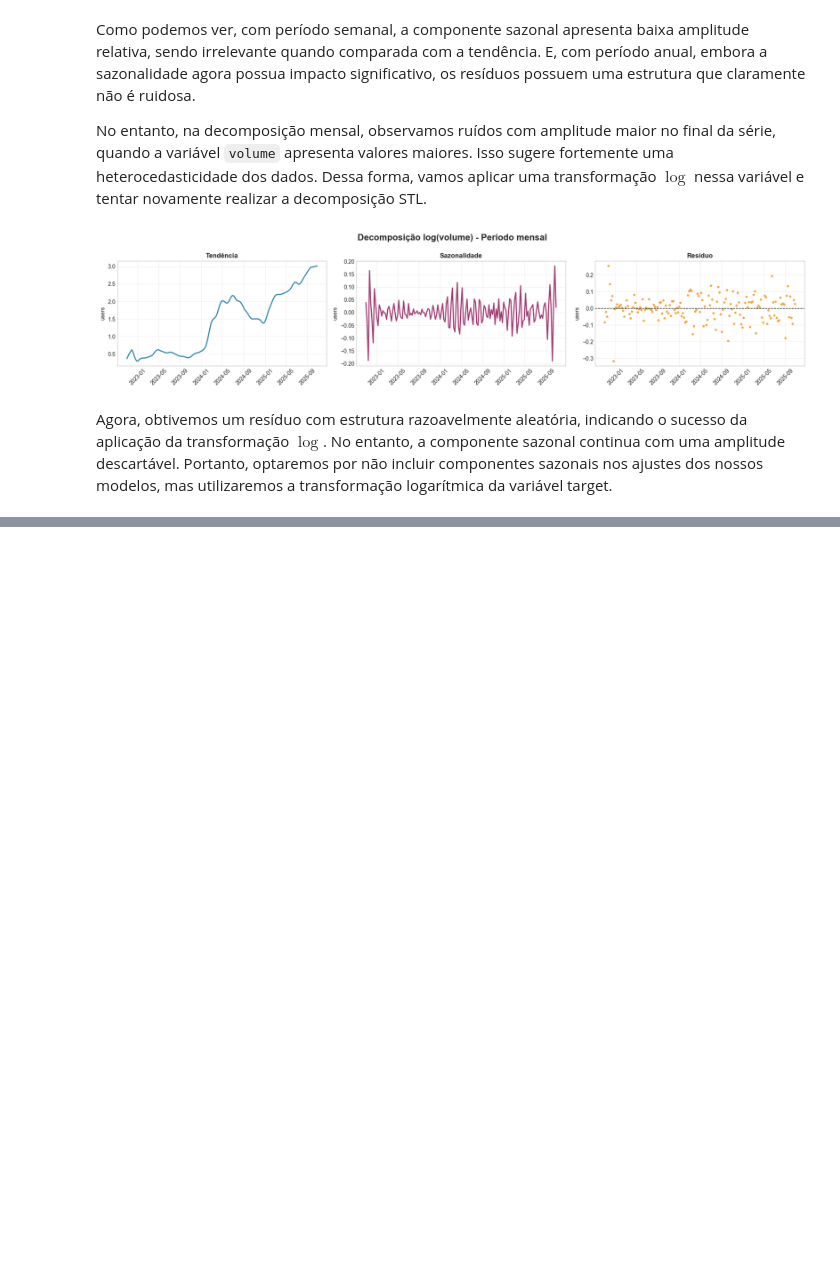
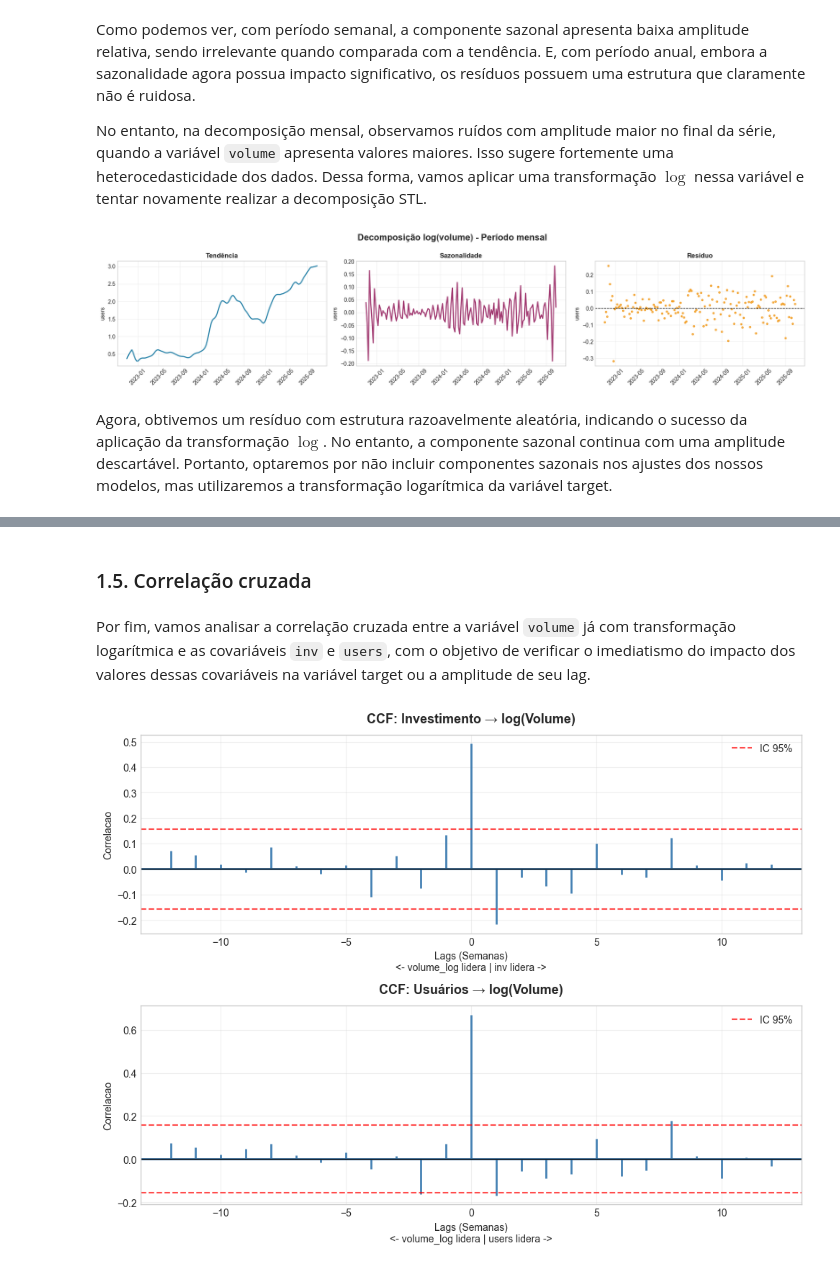
Before and after one commit to kauanmaf/Time-Series-A2, a Jupyter notebook: relatorio.ipynb, the cells around one changed output, grey strips where cells are left out. Drawn from its saved outputs; the diff is of its cells as text; code cells hidden in the pictures; blank space fills up the shorter version.

```diff
--- a/relatorio.ipynb
+++ b/relatorio.ipynb
@@ -219,0 +296,58 @@ Agora, obtivemos um resíduo com estrutura razoavelmente aleatória, indicando o
+# %% [markdown]
+### 1.5. Correlação cruzada
+# %% [markdown]
+Por fim, vamos analisar a correlação cruzada entre a variável `volume` já com transformação logarítmica e as covariáveis `inv` e `users`, com o objetivo de verificar o imediatismo do impacto dos valores dessas covariáveis na variável target ou a amplitude de seu lag.
+# %%
+# Recarrega os dados
+data = pd.read_csv('data_updated.csv')
+data['week'] = pd.to_datetime(data['week'])
+data = data.set_index('week')
+data["volume_log"] = np.log1p(data["volume"])
+
+data_diff = data.diff().dropna()
+
+max_lag = 12
+pares = [
+    ('inv', 'volume_log', 'Investimento → log(Volume)'),
+    ('users', 'volume_log', 'Usuários → log(Volume)'),
+]
+
+fig, axes = plt.subplots(len(pares), 1, figsize=(10, 8))
+plt.subplots_adjust(hspace=0.5)
+
+for i, (var_x, var_y, titulo) in enumerate(pares):
+    ax = axes[i]
+
+    temp_df = data_diff[[var_x, var_y]].dropna()
+    x = temp_df[var_x].values
+    y = temp_df[var_y].values
+
+    lags_plot, corrs_plot, _, _ = ax.xcorr(
+        x, y,
+        maxlags=max_lag,
+        usevlines=True,
+        normed=True,
+        lw=2,
+        color='steelblue'
+    )
+
+    n = len(x)
+    limite = 1.96 / np.sqrt(n)
+    ax.axhline(limite, color='red', linestyle='--', alpha=0.7, label='IC 95%')
+    ax.axhline(-limite, color='red', linestyle='--', alpha=0.7)
+    ax.axhline(0, color='black', linewidth=1)
+
+    ax.set_title(f"CCF: {titulo}", fontsize=13, fontweight='bold', pad=12)
+    ax.set_ylabel("Correlacao")
+    ax.set_xlabel(f"Lags (Semanas)\n<- {var_y} lidera | {var_x} lidera ->")
+    ax.grid(True, alpha=0.3)
+    ax.legend(loc='upper right')
+
+    sig_mask = np.abs(corrs_plot) > limite
+    lags_sig = lags_plot[sig_mask]
+    corrs_sig = corrs_plot[sig_mask]
+
+plt.tight_layout(rect=[0, 0, 1, 0.96])
+plt.show()
+# %% [output]
+[figure, added]
```
Also changed, not shown: parts of 6 cells of this notebook.
